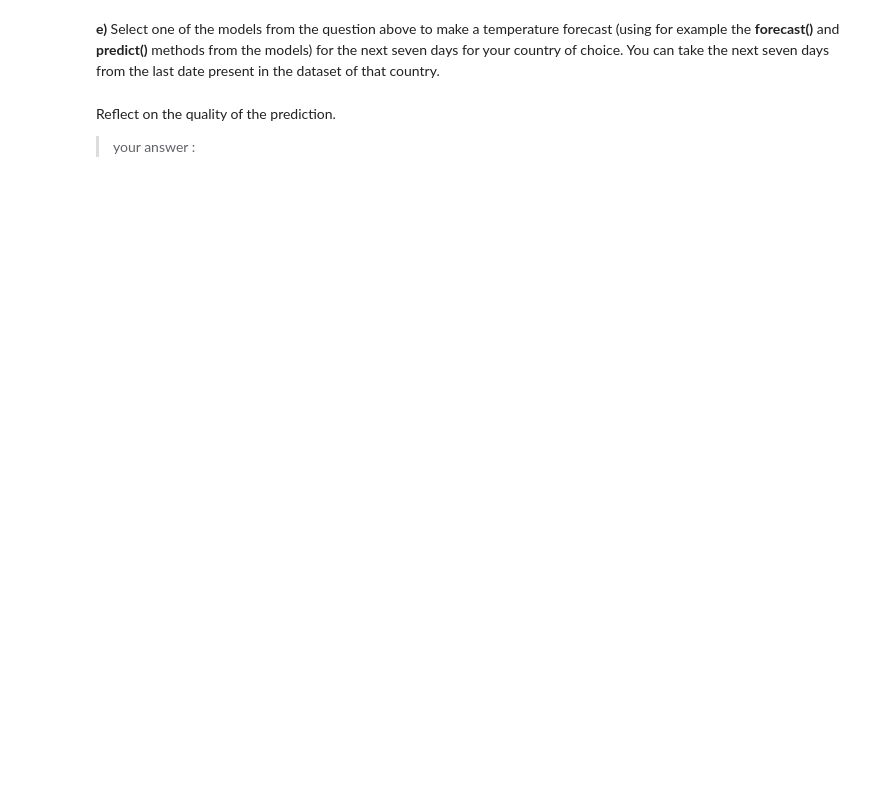
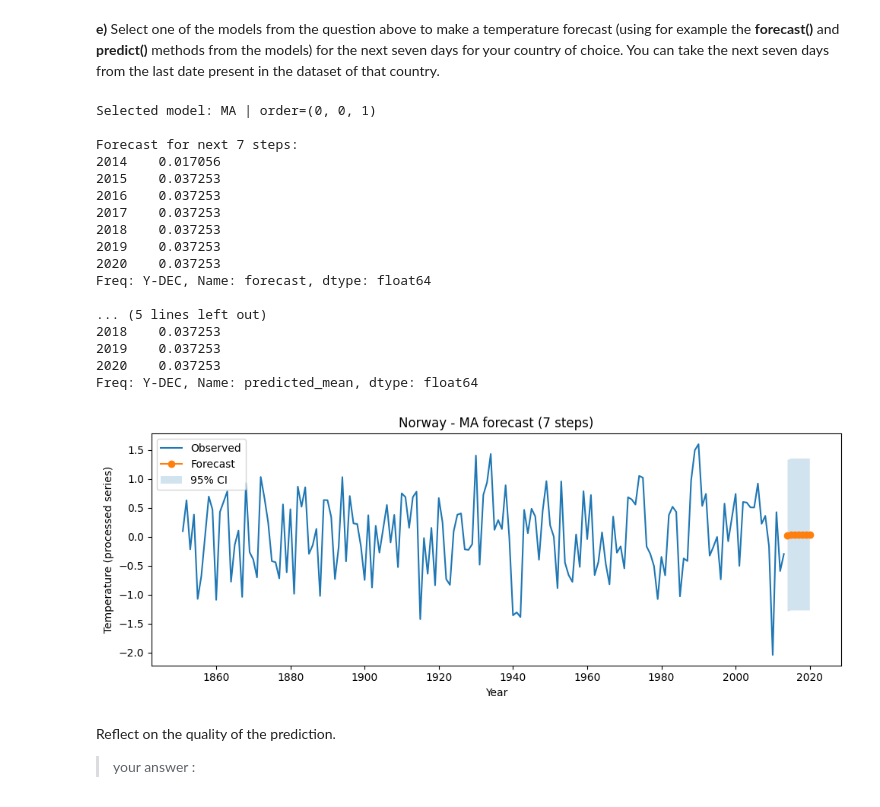
Before and after one commit to KundaiMutuwira/Data_Science_Class, a Jupyter notebook: DS2024_2025_TS_Assignment_Student_Version_1.ipynb, the cells around one changed output. Cells and saved outputs as stored; diff of their text form; code cells hidden in the pictures; blank space fills up the shorter version.

```diff
--- a/DS2024_2025_TS_Assignment_Student_Version_1.ipynb
+++ b/DS2024_2025_TS_Assignment_Student_Version_1.ipynb
@@ -1178,3 +1260,69 @@ Singapore vs Cambodia: 19.51
+# %%
+# 4.9 e) put your code here
+
+# pick best model by AIC
+candidates = {
+    "AR": model_ar,
+    "MA": model_ma,
+    "ARIMA": model_arima
+}
+best_name, best_model = min(candidates.items(), key=lambda kv: kv[1].aic)
+
+n_steps = 7  # 7 forecast steps (with yearly data = 7 years)
+forecast_res = best_model.get_forecast(steps=n_steps)
+forecast_mean = forecast_res.predicted_mean
+forecast_ci = forecast_res.conf_int(alpha=0.05)
+
+# clean future index
+future_idx = pd.period_range(start=ts.index[-1] + 1, periods=n_steps, freq="Y")
+forecast_mean = pd.Series(np.asarray(forecast_mean), index=future_idx, name="forecast")
+forecast_ci.index = future_idx
+
+print(f"Selected model: {best_name} | order={best_model.model.order}")
+print("\nForecast for next 7 steps:")
+print(forecast_mean)
+
+# optional: also show predict() output for the same horizon
+pred_vals = best_model.predict(start=future_idx[0], end=future_idx[-1])
+print("\nPredict() output:")
+print(pred_vals)
+
+# plot
+plt.figure(figsize=(10, 4))
+plt.plot(ts.index.to_timestamp(), ts.values, label="Observed")
+plt.plot(forecast_mean.index.to_timestamp(), forecast_mean.values, marker="o", label="Forecast")
+plt.fill_between(
+    forecast_ci.index.to_timestamp(),
+    forecast_ci.iloc[:, 0].values,
+    forecast_ci.iloc[:, 1].values,
+    alpha=0.2,
+    label="95% CI"
+)
+plt.title(f"{country} - {best_name} forecast (7 steps)")
+plt.xlabel("Year")
+plt.ylabel("Temperature (processed series)")
+plt.legend()
+plt.tight_layout()
+plt.show()
+# %% [output]
+Selected model: MA | order=(0, 0, 1)
+
+Forecast for next 7 steps:
+2014    0.017056
+2015    0.037253
+2016    0.037253
+2017    0.037253
+2018    0.037253
+2019    0.037253
+2020    0.037253
+Freq: Y-DEC, Name: forecast, dtype: float64
+
+... (5 lines left out)
+2018    0.037253
+2019    0.037253
+2020    0.037253
+Freq: Y-DEC, Name: predicted_mean, dtype: float64
+[figure, added]
 # %% [markdown]
 Reflect on the quality of the prediction.
 > your answer :
```
Also changed, not shown: parts of 5 cells of this notebook.
